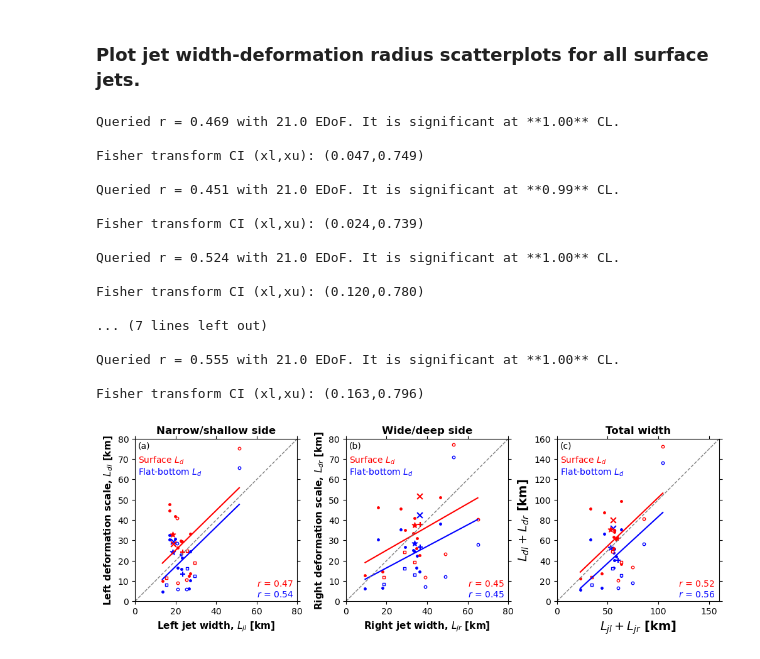
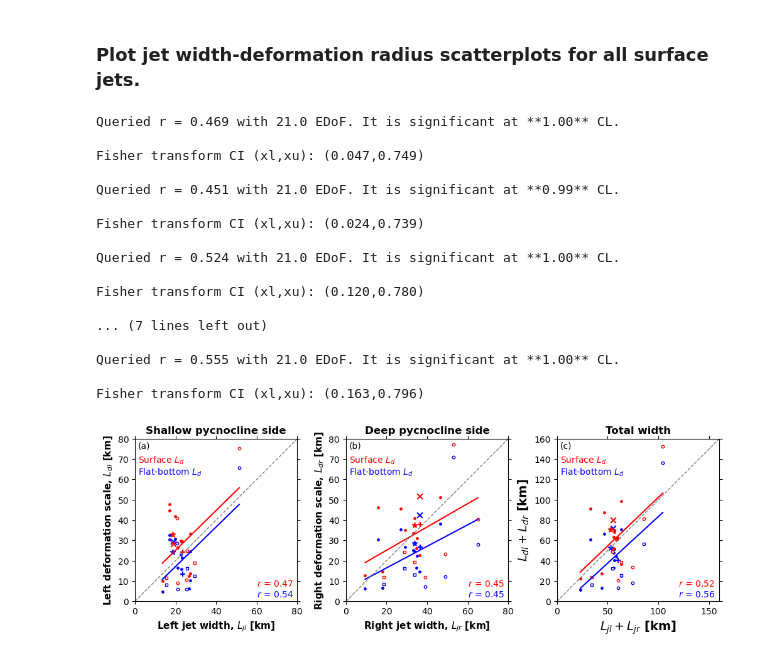
Before and after one commit to apaloczy/SurfaceOceanJets, a Jupyter notebook: plot_figs/fig03/fig03.ipynb, the cells around one changed output. Saved outputs shown, nothing was run; the diff lists cells and outputs as text; code cells hidden in the pictures.

```diff
--- a/plot_figs/fig03/fig03.ipynb
+++ b/plot_figs/fig03/fig03.ipynb
@@ -276,35 +276,35 @@ ax3.text(xt, yt, "(c)", fontsize=10, transform=ax3.transAxes)
 
 xt, yt = 0.02, 0.85
 ax1.text(xt, yt, "Surface $L_d$", color="r", fontsize=10, transform=ax1.transAxes)
 ax2.text(xt, yt, "Surface $L_d$", color="r", fontsize=10, transform=ax2.transAxes)
 ax3.text(xt, yt, "Surface $L_d$", color="r", fontsize=10, transform=ax3.transAxes)
 
 xt, yt = 0.02, 0.78
 ax1.text(xt, yt, "Flat-bottom $L_d$", color="b", fontsize=10, transform=ax1.transAxes)
 ax2.text(xt, yt, "Flat-bottom $L_d$", color="b", fontsize=10, transform=ax2.transAxes)
 ax3.text(xt, yt, "Flat-bottom $L_d$", color="b", fontsize=10, transform=ax3.transAxes)
 
-ax1.set_title("Narrow/shallow side", fontsize=12, fontweight="black")
-ax2.set_title("Wide/deep side", fontsize=12, fontweight="black")
+ax1.set_title("Shallow pycnocline side", fontsize=12, fontweight="black")
+ax2.set_title("Deep pycnocline side", fontsize=12, fontweight="black")
 ax3.set_title("Total width", fontsize=12, fontweight="black");
 # %% [output]
 Queried r = 0.469 with 21.0 EDoF. It is significant at **1.00** CL.
 
 Fisher transform CI (xl,xu): (0.047,0.749)
 
 Queried r = 0.451 with 21.0 EDoF. It is significant at **0.99** CL.
 
 Fisher transform CI (xl,xu): (0.024,0.739)
 
 Queried r = 0.524 with 21.0 EDoF. It is significant at **1.00** CL.
 
 Fisher transform CI (xl,xu): (0.120,0.780)
 
 ... (7 lines left out)
 
 Queried r = 0.555 with 21.0 EDoF. It is significant at **1.00** CL.
 
 Fisher transform CI (xl,xu): (0.163,0.796)
-[figure, old version]
+[figure, new version]
 # %%
 fig.savefig("fig03.png", bbox_inches="tight", dpi=150)
```
Also changed, not shown: 22 other files.
